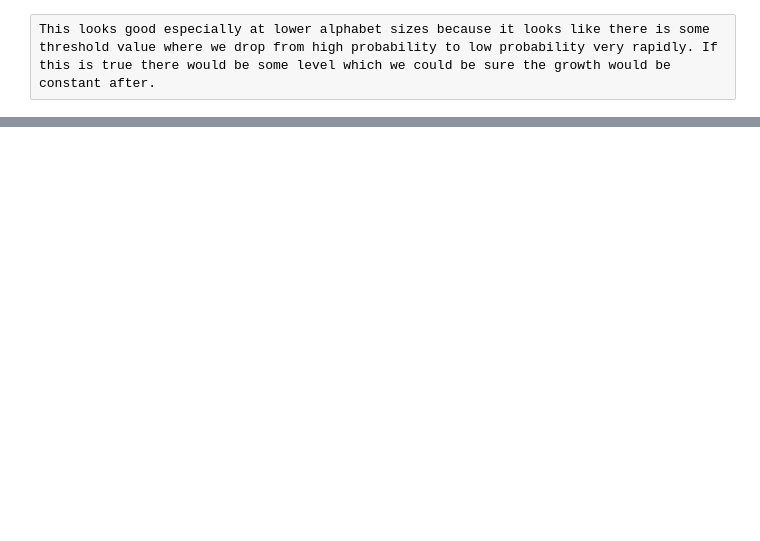
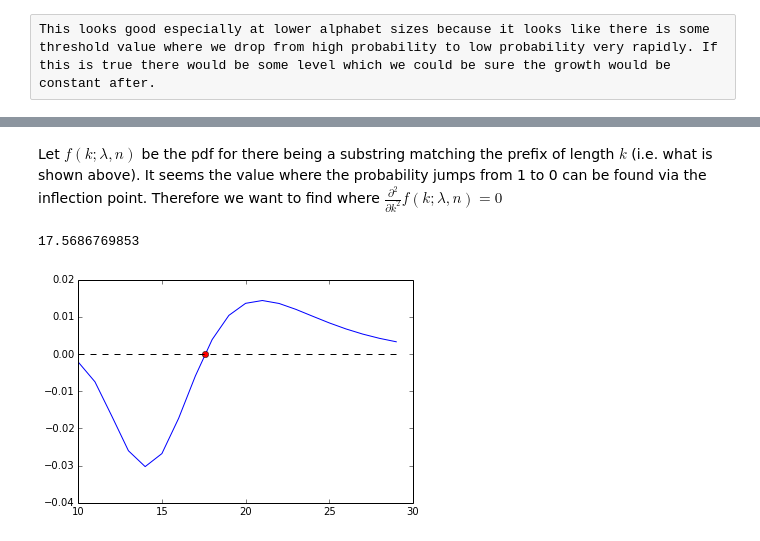
Before and after one commit to IanChar/AutomataGrowth, a Jupyter notebook: aho_merging/SubstringAnalysis.ipynb, the cells around one changed output, grey strips where cells are left out. Drawn from its saved outputs; the diff is of its cells as text; code cells hidden in the pictures; blank space fills up the shorter version.

Commit message:
Found inflection

```diff
--- a/aho_merging/SubstringAnalysis.ipynb
+++ b/aho_merging/SubstringAnalysis.ipynb
@@ -60,0 +65,39 @@ This looks good especially at lower alphabet sizes because it looks like there i
+# %% [markdown]
+Let $f(k;\lambda, n)$ be the pdf for there being a substring matching the prefix of length $k$ (i.e. what is shown above). It seems the value where the probability jumps from 1 to 0 can be found via the inflection point. Therefore we want to find where $\frac{\partial^2}{\partial k^2} f(k;\lambda, n) = 0$
+# %%
+# Return second derivative for the pdf.
+def get_second_deriv(alph, n):
+    # Second derivative of function computed via wolfram alpha:
+    # http://www.wolframalpha.com/input/?i=second+derivative+of+-(1-a%5Ex)%5E(b-x)
+    def second_deriv(k):
+        # Compute common expressions once to save work.
+        lam = 1 - substrings.get_theoretical_ratio_disjoint(alph)
+        log_lam = np.log(lam)
+        one_minus_lam_k = 1 - lam ** k
+
+        to_return = 0
+        to_return -= (lam ** k) * (log_lam ** 2) * (n - k) / (one_minus_lam_k)
+        to_return += 2 * (lam ** k) * log_lam / one_minus_lam_k
+        to_return -= (lam ** (2 * k)) * (np.log(k) ** 2) * (n - k) / (one_minus_lam_k ** k)
+        to_return *= -1 * one_minus_lam_k ** (n - k)
+        to_return -= (-1 * lam ** k * log_lam * (n - k) / (one_minus_lam_k) - np.log(one_minus_lam_k)) ** 2
+        to_return *= one_minus_lam_k ** (n - k)
+        return to_return
+    return second_deriv
+# %%
+# See if we can find the inflection point with the second derivative.
+# Constants
+ALPHABET = 4
+STRING_LENGTH = 100
+
+# Use root finding to find the inflection point.
+deriv2 = get_second_deriv(ALPHABET, STRING_LENGTH)
+xs = range(10, 30)
+deriv2s = [deriv2(x) for x in xs]
+inflection = brentq(deriv2, 15, 20)
+plt.plot(xs, deriv2s, 'b-', [inflection], [deriv(inflection)], 'ro', xs, [0 for _ in xs], 'k--')
+
+print(inflection)
+# %% [output]
+17.5686769853
+[figure, added]
```
Also changed, not shown: parts of 3 cells of this notebook.
